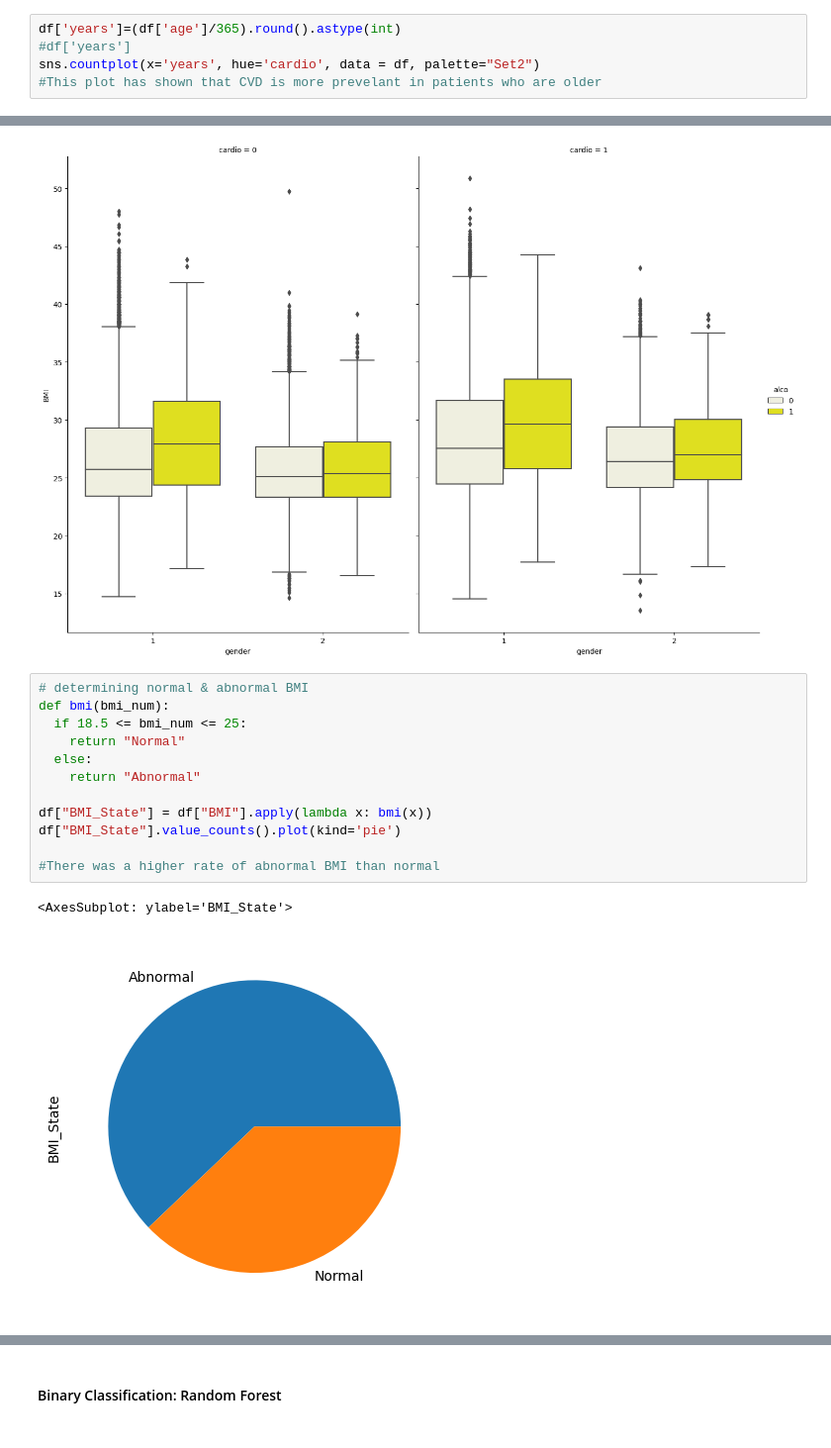
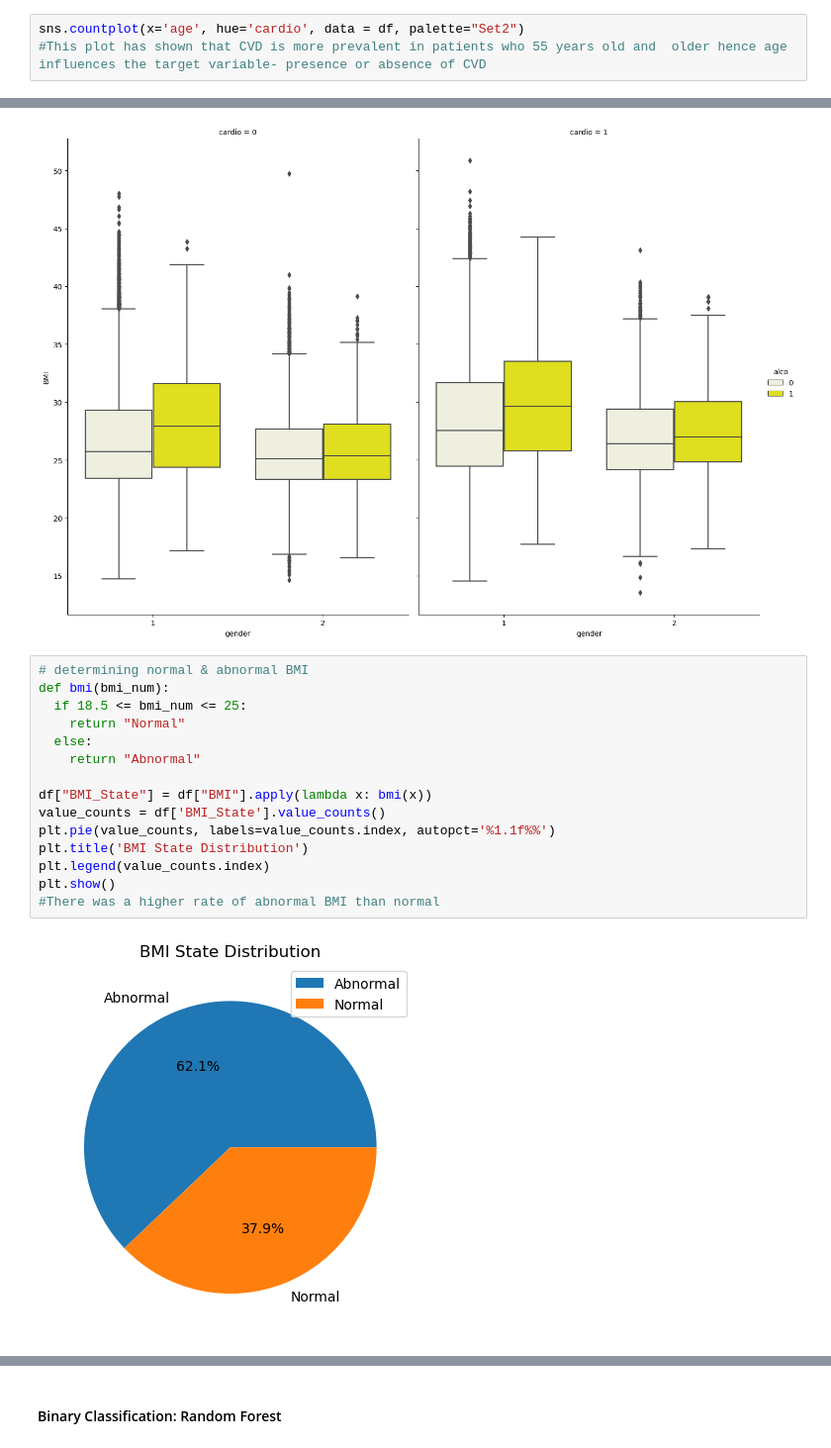
Before and after one commit to COMP3608-Big-Data/Cardiovascular-Disease-Prediction, a Jupyter notebook: the_gold_miners.ipynb, the cells around one changed output, grey strips where cells are left out. Shown at 99% size. Cells and saved outputs as stored; diff of their text form.

```diff
--- a/the_gold_miners.ipynb
+++ b/the_gold_miners.ipynb
@@ -707,6 +714,4 @@ memory usage: 5.9 MB
 # %%
-df['years']=(df['age']/365).round().astype(int)
-#df['years']
-sns.countplot(x='years', hue='cardio', data = df, palette="Set2")
-#This plot has shown that CVD is more prevelant in patients who are older
+sns.countplot(x='age', hue='cardio', data = df, palette="Set2")
+#This plot has shown that CVD is more prevalent in patients who 55 years old and  older hence age influences the target variable- presence or absence of CVD
 # %% [output]
@@ -929,15 +937,17 @@ sns.catplot(x="gender", y="BMI", hue="alco", col="cardio", data=df, color = "yel
 # %%
 # determining normal & abnormal BMI
 def bmi(bmi_num):
   if 18.5 <= bmi_num <= 25:
     return "Normal"
   else:
     return "Abnormal"
 
 df["BMI_State"] = df["BMI"].apply(lambda x: bmi(x))
-df["BMI_State"].value_counts().plot(kind='pie')
-
+value_counts = df['BMI_State'].value_counts()
+plt.pie(value_counts, labels=value_counts.index, autopct='%1.1f%%')
+plt.title('BMI State Distribution')
+plt.legend(value_counts.index)
+plt.show()
 #There was a higher rate of abnormal BMI than normal
 # %% [output]
-<AxesSubplot: ylabel='BMI_State'>
-[figure, old version]
+[figure, new version]
```
Also changed, not shown: parts of 161 cells of this notebook.
